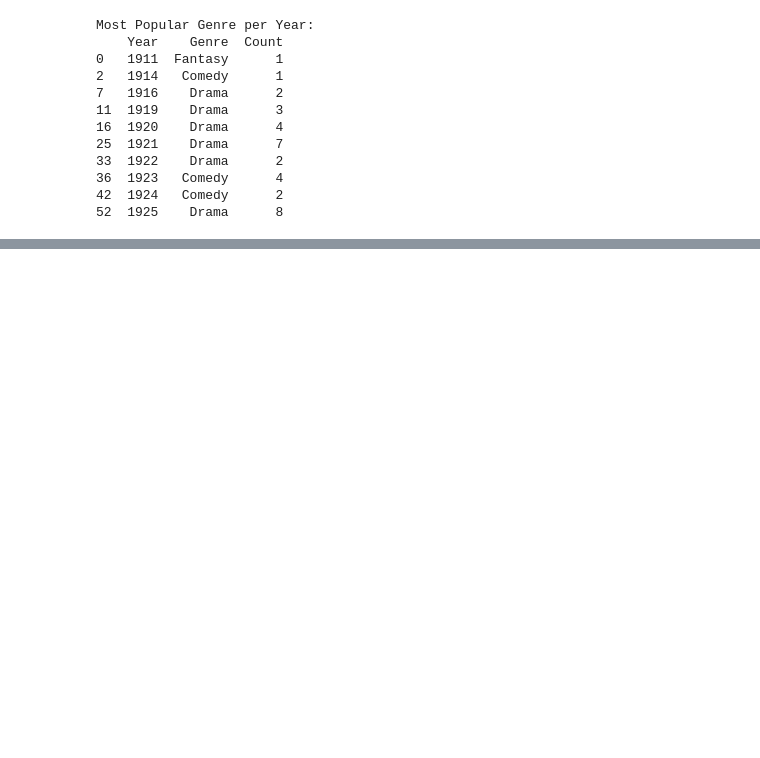
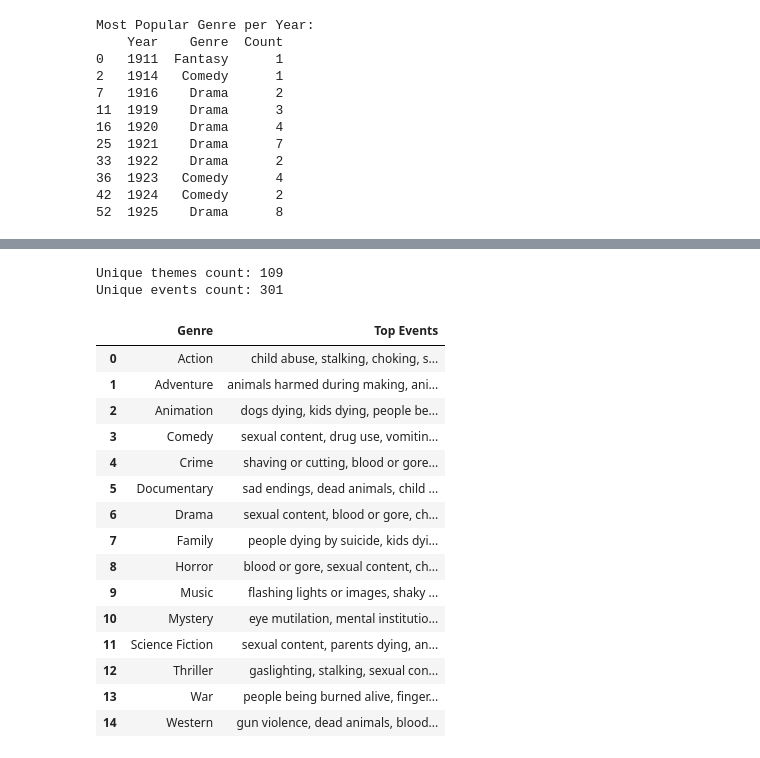
Before and after one commit to bruhu/film-sentiment-analysis, a Jupyter notebook: notebooks/letterboxd_analysis.ipynb, the cells around one changed output, grey strips where cells are left out. Cells and saved outputs as stored; diff of their text form; code cells hidden in the pictures; blank space fills up the shorter version.

```diff
--- a/notebooks/letterboxd_analysis.ipynb
+++ b/notebooks/letterboxd_analysis.ipynb
@@ -377,0 +396,69 @@ fig_map.show()
+# %%
+all_themes = set()
+films['themes'].apply(lambda x: all_themes.update(eval(x)) if isinstance(x, str) else None)
+
+all_events = set()
+films['events'].apply(lambda x: all_events.update(x.split(',')) if isinstance(x, str) else None)
+
+# unique themes and events
+unique_themes_count = len(all_themes)
+unique_events_count = len(all_events)
+
+print(f"Unique themes count: {unique_themes_count}")
+print(f"Unique events count: {unique_events_count}")
+# %% [output]
+Unique themes count: 109
+Unique events count: 301
+# %%
+# Step 1: Split genres by commas and create individual rows for each genre
+films_split_genres = films.explode('genres')
+
+# Step 2: Initialize a dictionary to store the events count for each genre
+events_per_genre = {}
+
+# Step 3: Group by 'genres' and iterate through each group
+for genre, group in films_split_genres.groupby('genres'):
+    # Skip rows with multiple genres (only count for individual genres)
+    if len(genre.split(',')) > 1:
+        continue
+
+    # Initialize a counter for events for this genre
+    genre_events = Counter()
+
+    # Iterate through the events for each row in the group
+    group['events'].apply(lambda x: genre_events.update(x.split(',')) if isinstance(x, str) else None)
+
+    # Store the results in the dictionary
+    events_per_genre[genre] = genre_events
+
+# Step 4: For each genre, get the top events (e.g., top 3 events)
+top_events_per_genre = {}
+for genre, events in events_per_genre.items():
+    top_events = events.most_common(5)  # Get the top 3 most common events (adjust number if needed)
+    top_events_per_genre[genre] = [event for event, count in top_events]
+
+# Step 5: Convert the results into a DataFrame for easy viewing
+top_events_df = pd.DataFrame(
+    [(genre, ', '.join(events)) for genre, events in top_events_per_genre.items() if events],  # Filter out empty events
+    columns=['Genre', 'Top Events']
+)
+
+# Show the top events per genre
+display(top_events_df)
+# %% [output]
+|  | Genre | Top Events |
+| 0 | Action | child abuse, stalking, choking, s... |
+| 1 | Adventure | animals harmed during making, ani... |
+| 2 | Animation | dogs dying, kids dying, people be... |
+| 3 | Comedy | sexual content, drug use, vomitin... |
+| 4 | Crime | shaving or cutting, blood or gore... |
+| 5 | Documentary | sad endings, dead animals, child ... |
+| 6 | Drama | sexual content, blood or gore, ch... |
+| 7 | Family | people dying by suicide, kids dyi... |
+| 8 | Horror | blood or gore, sexual content, ch... |
+| 9 | Music | flashing lights or images, shaky ... |
+| 10 | Mystery | eye mutilation, mental institutio... |
+| 11 | Science Fiction | sexual content, parents dying, an... |
+| 12 | Thriller | gaslighting, stalking, sexual con... |
+| 13 | War | people being burned alive, finger... |
+| 14 | Western | gun violence, dead animals, blood... |
```
Also changed, not shown: parts of 5 cells of this notebook.
